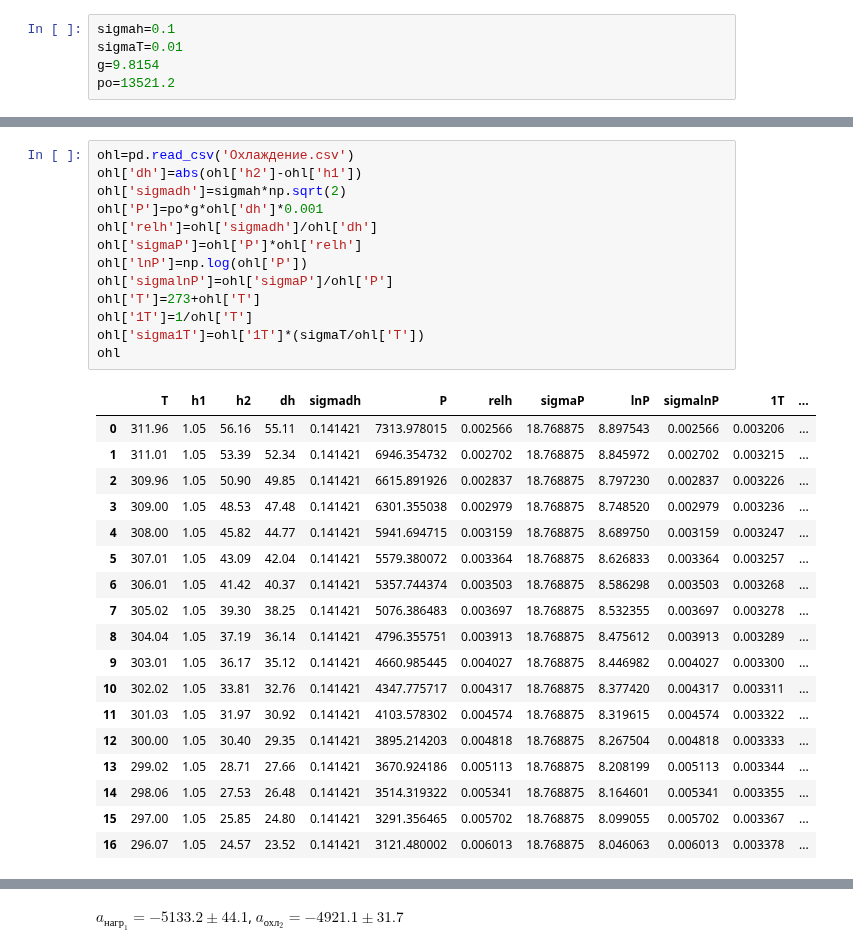
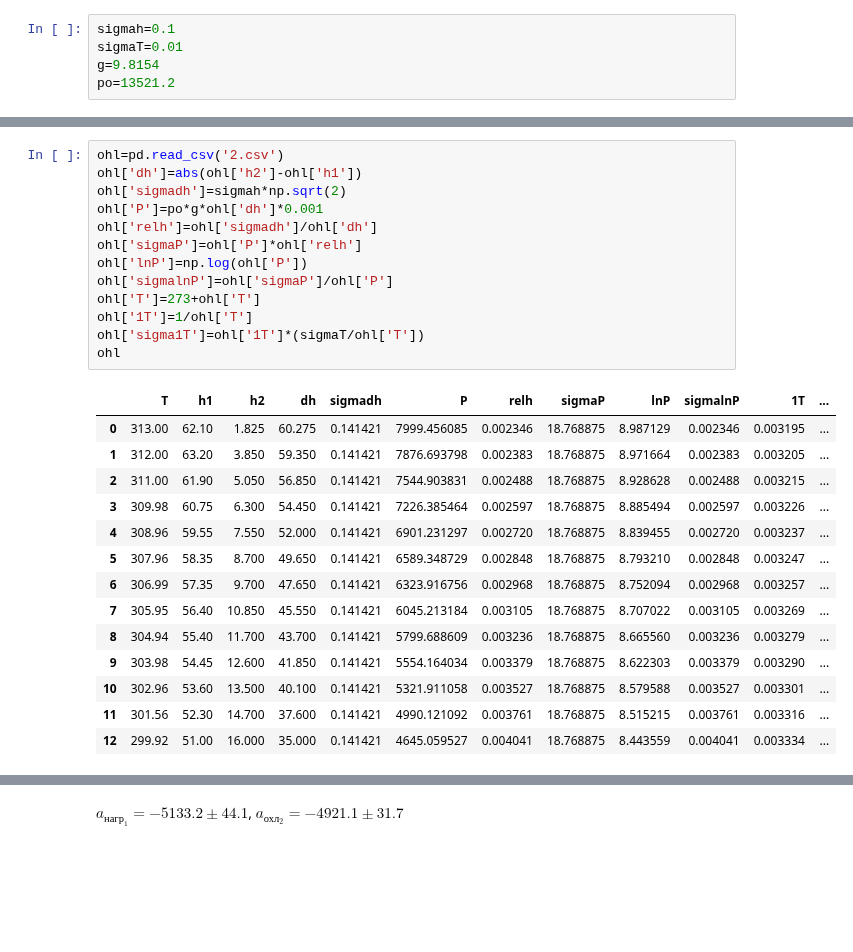
Before and after one commit to skolkovo-bba/labs3, a Jupyter notebook: 2.4.1/2.4.1наша.ipynb, the cells around one changed output, grey strips where cells are left out. Drawn from its saved outputs; the diff is of its cells as text; blank space fills up the shorter version.

```diff
--- a/2.4.1/2.4.1наша.ipynb
+++ b/2.4.1/2.4.1наша.ipynb
@@ -58,35 +57,31 @@ nag
 # %%
-ohl=pd.read_csv('Охлаждение.csv')
+ohl=pd.read_csv('2.csv')
 ohl['dh']=abs(ohl['h2']-ohl['h1'])
 ohl['sigmadh']=sigmah*np.sqrt(2)
 ohl['P']=po*g*ohl['dh']*0.001
 ohl['relh']=ohl['sigmadh']/ohl['dh']
 ohl['sigmaP']=ohl['P']*ohl['relh']
 ohl['lnP']=np.log(ohl['P'])
 ohl['sigmalnP']=ohl['sigmaP']/ohl['P']
 ohl['T']=273+ohl['T']
 ohl['1T']=1/ohl['T']
 ohl['sigma1T']=ohl['1T']*(sigmaT/ohl['T'])
 ohl
 # %% [output]
 |  | T | h1 | h2 | dh | sigmadh | P | relh | sigmaP | lnP | sigmalnP | 1T | ... |
-| 0 | 311.96 | 1.05 | 56.16 | 55.11 | 0.141421 | 7313.978015 | 0.002566 | 18.768875 | 8.897543 | 0.002566 | 0.003206 | ... |
-| 1 | 311.01 | 1.05 | 53.39 | 52.34 | 0.141421 | 6946.354732 | 0.002702 | 18.768875 | 8.845972 | 0.002702 | 0.003215 | ... |
-| 2 | 309.96 | 1.05 | 50.90 | 49.85 | 0.141421 | 6615.891926 | 0.002837 | 18.768875 | 8.797230 | 0.002837 | 0.003226 | ... |
-| 3 | 309.00 | 1.05 | 48.53 | 47.48 | 0.141421 | 6301.355038 | 0.002979 | 18.768875 | 8.748520 | 0.002979 | 0.003236 | ... |
-| 4 | 308.00 | 1.05 | 45.82 | 44.77 | 0.141421 | 5941.694715 | 0.003159 | 18.768875 | 8.689750 | 0.003159 | 0.003247 | ... |
-| 5 | 307.01 | 1.05 | 43.09 | 42.04 | 0.141421 | 5579.380072 | 0.003364 | 18.768875 | 8.626833 | 0.003364 | 0.003257 | ... |
-| 6 | 306.01 | 1.05 | 41.42 | 40.37 | 0.141421 | 5357.744374 | 0.003503 | 18.768875 | 8.586298 | 0.003503 | 0.003268 | ... |
-| 7 | 305.02 | 1.05 | 39.30 | 38.25 | 0.141421 | 5076.386483 | 0.003697 | 18.768875 | 8.532355 | 0.003697 | 0.003278 | ... |
-| 8 | 304.04 | 1.05 | 37.19 | 36.14 | 0.141421 | 4796.355751 | 0.003913 | 18.768875 | 8.475612 | 0.003913 | 0.003289 | ... |
-| 9 | 303.01 | 1.05 | 36.17 | 35.12 | 0.141421 | 4660.985445 | 0.004027 | 18.768875 | 8.446982 | 0.004027 | 0.003300 | ... |
-| 10 | 302.02 | 1.05 | 33.81 | 32.76 | 0.141421 | 4347.775717 | 0.004317 | 18.768875 | 8.377420 | 0.004317 | 0.003311 | ... |
-| 11 | 301.03 | 1.05 | 31.97 | 30.92 | 0.141421 | 4103.578302 | 0.004574 | 18.768875 | 8.319615 | 0.004574 | 0.003322 | ... |
-| 12 | 300.00 | 1.05 | 30.40 | 29.35 | 0.141421 | 3895.214203 | 0.004818 | 18.768875 | 8.267504 | 0.004818 | 0.003333 | ... |
-| 13 | 299.02 | 1.05 | 28.71 | 27.66 | 0.141421 | 3670.924186 | 0.005113 | 18.768875 | 8.208199 | 0.005113 | 0.003344 | ... |
-| 14 | 298.06 | 1.05 | 27.53 | 26.48 | 0.141421 | 3514.319322 | 0.005341 | 18.768875 | 8.164601 | 0.005341 | 0.003355 | ... |
-| 15 | 297.00 | 1.05 | 25.85 | 24.80 | 0.141421 | 3291.356465 | 0.005702 | 18.768875 | 8.099055 | 0.005702 | 0.003367 | ... |
-| 16 | 296.07 | 1.05 | 24.57 | 23.52 | 0.141421 | 3121.480002 | 0.006013 | 18.768875 | 8.046063 | 0.006013 | 0.003378 | ... |
+| 0 | 313.00 | 62.10 | 1.825 | 60.275 | 0.141421 | 7999.456085 | 0.002346 | 18.768875 | 8.987129 | 0.002346 | 0.003195 | ... |
+| 1 | 312.00 | 63.20 | 3.850 | 59.350 | 0.141421 | 7876.693798 | 0.002383 | 18.768875 | 8.971664 | 0.002383 | 0.003205 | ... |
+| 2 | 311.00 | 61.90 | 5.050 | 56.850 | 0.141421 | 7544.903831 | 0.002488 | 18.768875 | 8.928628 | 0.002488 | 0.003215 | ... |
+| 3 | 309.98 | 60.75 | 6.300 | 54.450 | 0.141421 | 7226.385464 | 0.002597 | 18.768875 | 8.885494 | 0.002597 | 0.003226 | ... |
+| 4 | 308.96 | 59.55 | 7.550 | 52.000 | 0.141421 | 6901.231297 | 0.002720 | 18.768875 | 8.839455 | 0.002720 | 0.003237 | ... |
+| 5 | 307.96 | 58.35 | 8.700 | 49.650 | 0.141421 | 6589.348729 | 0.002848 | 18.768875 | 8.793210 | 0.002848 | 0.003247 | ... |
+| 6 | 306.99 | 57.35 | 9.700 | 47.650 | 0.141421 | 6323.916756 | 0.002968 | 18.768875 | 8.752094 | 0.002968 | 0.003257 | ... |
+| 7 | 305.95 | 56.40 | 10.850 | 45.550 | 0.141421 | 6045.213184 | 0.003105 | 18.768875 | 8.707022 | 0.003105 | 0.003269 | ... |
+| 8 | 304.94 | 55.40 | 11.700 | 43.700 | 0.141421 | 5799.688609 | 0.003236 | 18.768875 | 8.665560 | 0.003236 | 0.003279 | ... |
+| 9 | 303.98 | 54.45 | 12.600 | 41.850 | 0.141421 | 5554.164034 | 0.003379 | 18.768875 | 8.622303 | 0.003379 | 0.003290 | ... |
+| 10 | 302.96 | 53.60 | 13.500 | 40.100 | 0.141421 | 5321.911058 | 0.003527 | 18.768875 | 8.579588 | 0.003527 | 0.003301 | ... |
+| 11 | 301.56 | 52.30 | 14.700 | 37.600 | 0.141421 | 4990.121092 | 0.003761 | 18.768875 | 8.515215 | 0.003761 | 0.003316 | ... |
+| 12 | 299.92 | 51.00 | 16.000 | 35.000 | 0.141421 | 4645.059527 | 0.004041 | 18.768875 | 8.443559 | 0.004041 | 0.003334 | ... |
 # %%
 k1, b1 = curve_fit(line, nag['1T'], nag['lnP'])
 k2, b2 = curve_fit(line, ohl['1T'], ohl['lnP'])
```
Also changed, not shown: parts of 6 cells of this notebook, 1 other file.
